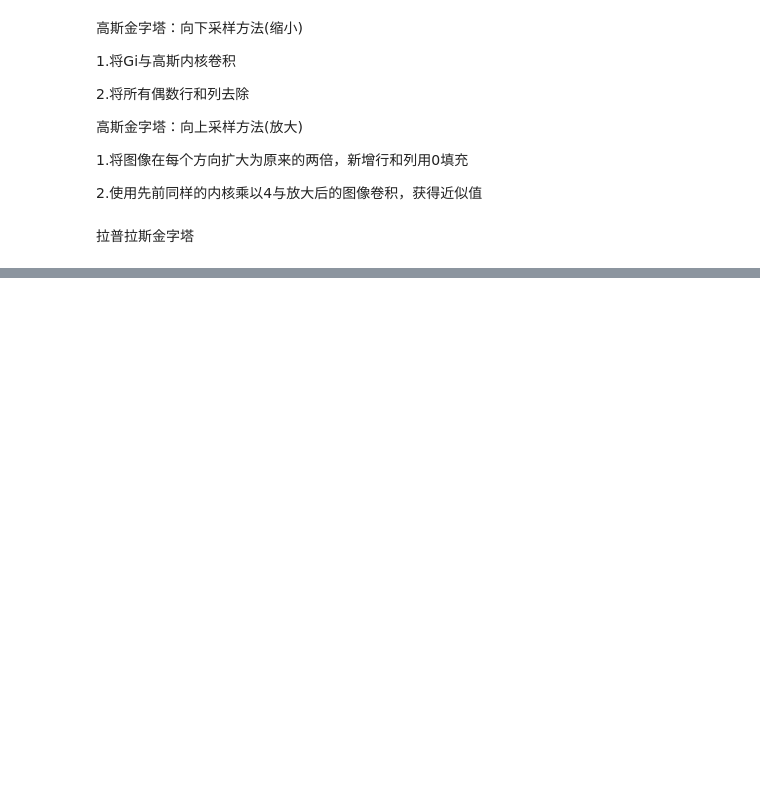
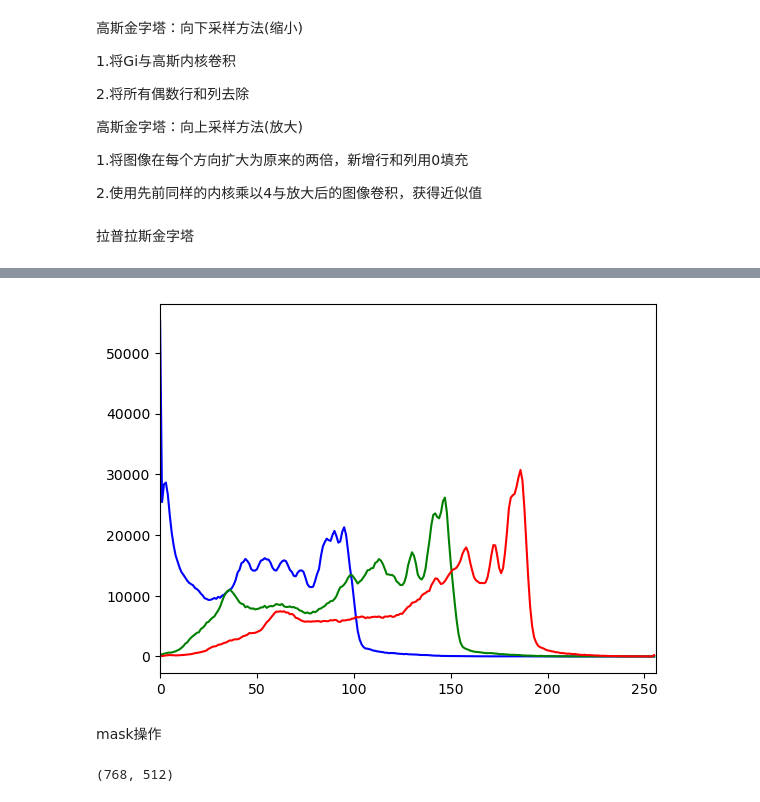
Before and after one commit to AssassinCow/-CV-, a Jupyter notebook: cv_basic.ipynb, the cells around one changed output, grey strips where cells are left out. Cells and saved outputs as stored; diff of their text form; code cells hidden in the pictures; blank space fills up the shorter version.

```diff
--- a/cv_basic.ipynb
+++ b/cv_basic.ipynb
@@ -448,0 +472,20 @@ cv_show('l_l',l_l)
+# %%
+img=cv2.imread(r"D:\picture\p2.jpg")
+for i,col in enumerate(('b','g','r')):
+    histr=cv2.calcHist([img],[i],None,[256],[0,256])
+    plt.plot(histr,color=col)
+    plt.xlim([0,256])
+# %% [output]
+[figure, added]
+# %% [markdown]
+mask操作
+# %%
+# 创建mask
+img=cv2.imread(r"D:\picture\p2.jpg",0)
+img=cv2.resize(img,(int(img.shape[1]*0.5),int(img.shape[0]*0.5)))
+mask=np.zeros(img.shape[:2],np.uint8)
+print(mask.shape)
+mask[100:300,100:400]=255
+cv_show('mask',mask)
+# %% [output]
+(768, 512)
```
Also changed, not shown: parts of 25 cells of this notebook.
